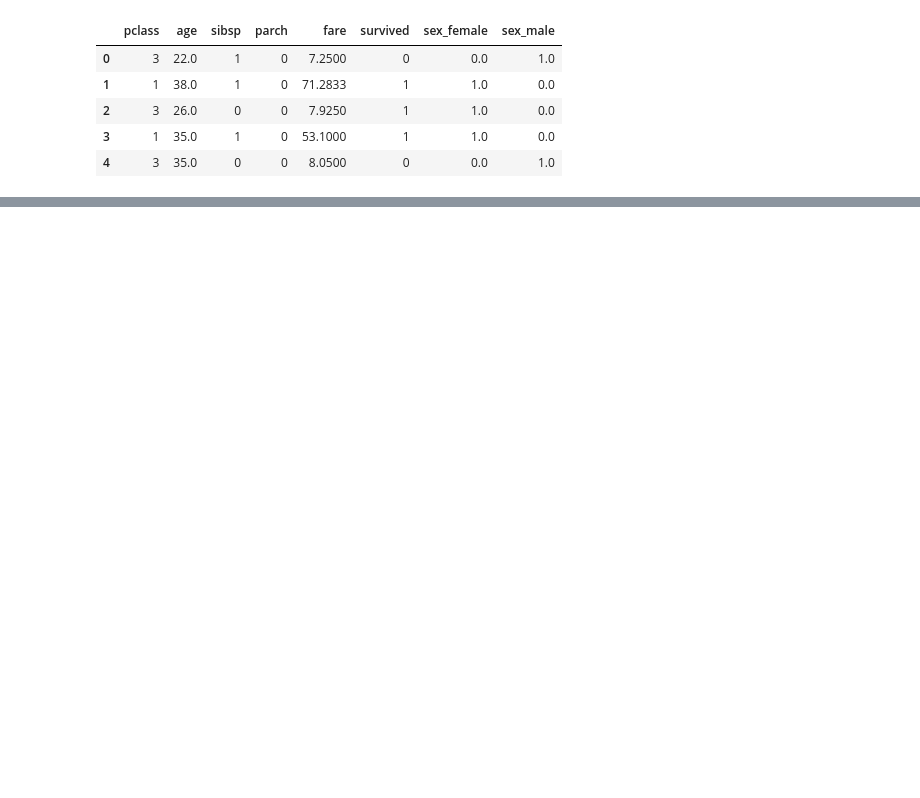
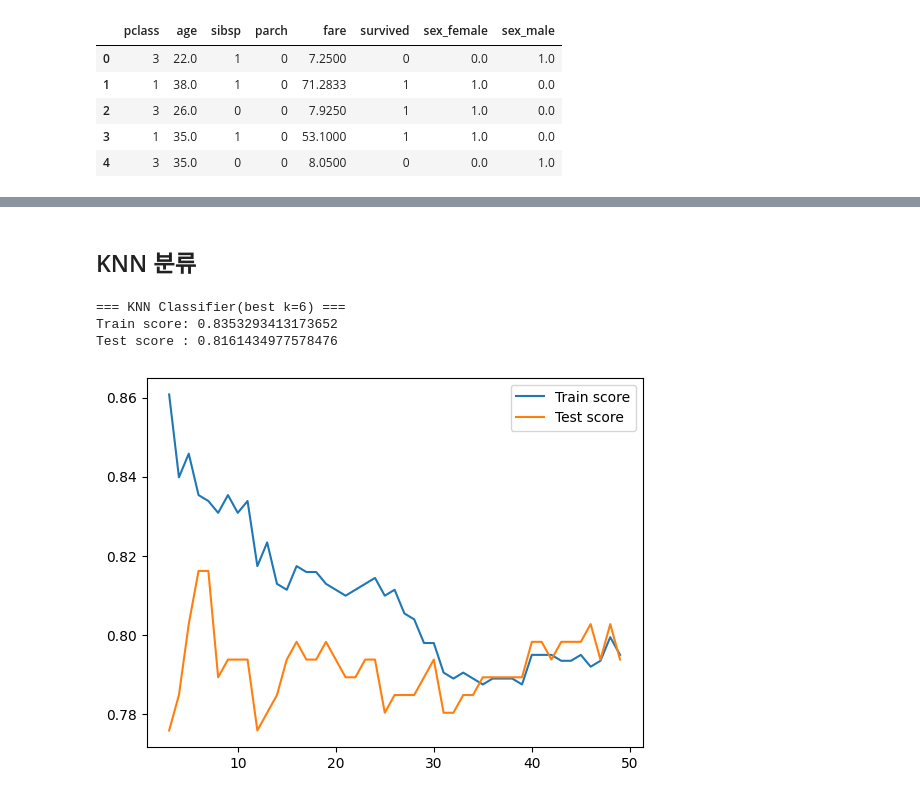
Before and after one commit to krystallinekim/TIL, a Jupyter notebook: Machine_Learning/강의자료/titanic.ipynb, the cells around one changed output, grey strips where cells are left out. Saved outputs shown, nothing was run; the diff lists cells and outputs as text; code cells hidden in the pictures; blank space fills up the shorter version.

```diff
--- a/Machine_Learning/강의자료/titanic.ipynb
+++ b/Machine_Learning/강의자료/titanic.ipynb
@@ -97,3 +117,3 @@ Test score : 0.22752243439766862
 # %%
-titanic_noempty = titanic_encoded.copy()
-titanic_noempty['age'][idx] = knr.predict(X_empty)
+# titanic_noempty = titanic_encoded.copy()
+# titanic_noempty['age'][idx] = knr.predict(X_empty)
@@ -162,0 +172,30 @@ print('Test score :', max_knr_test)
+# %% [markdown]
+## KNN 분류
+# %%
+from sklearn.neighbors import KNeighborsClassifier
+
+n_neighbors = range(3, 50)
+knc_scores = []
+
+for k in n_neighbors:
+    knc = KNeighborsClassifier(n_neighbors=k)
+    knc.fit(X_train_scaled, y_train)
+    knc_train = knc.score(X_train_scaled, y_train)
+    knc_test = knc.score(X_test_scaled, y_test)
+    knc_scores.append((k, knc_test, knc_train))
+
+max_k, max_knc_test, max_knc_train = max(knc_scores, key=lambda x:x[1])
+
+print(f'=== KNN Classifier(best k={max_k}) ===')
+print('Train score:', max_knc_train)
+print('Test score :', max_knc_test)
+
+plt.plot(n_neighbors, [score[2] for score in knc_scores], label='Train score')
+plt.plot(n_neighbors, [score[1] for score in knc_scores], label='Test score')
+plt.legend()
+plt.show()
+# %% [output]
+=== KNN Classifier(best k=6) ===
+Train score: 0.8353293413173652
+Test score : 0.8161434977578476
+[figure, added]
```
Also changed, not shown: parts of 19 cells of this notebook.
